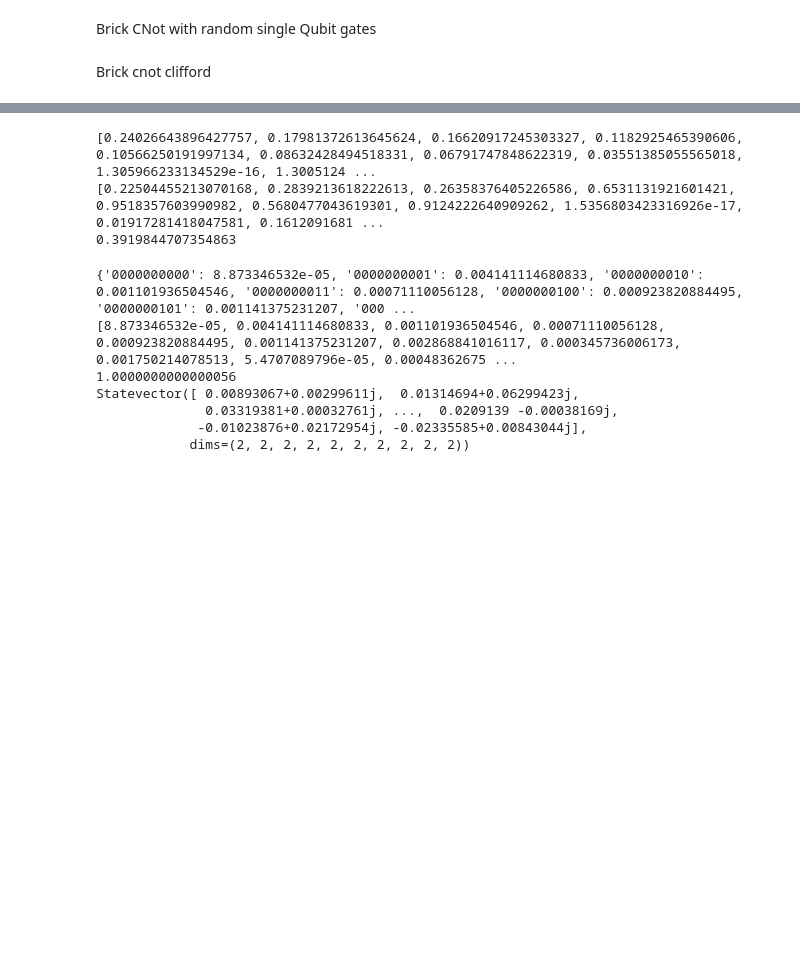
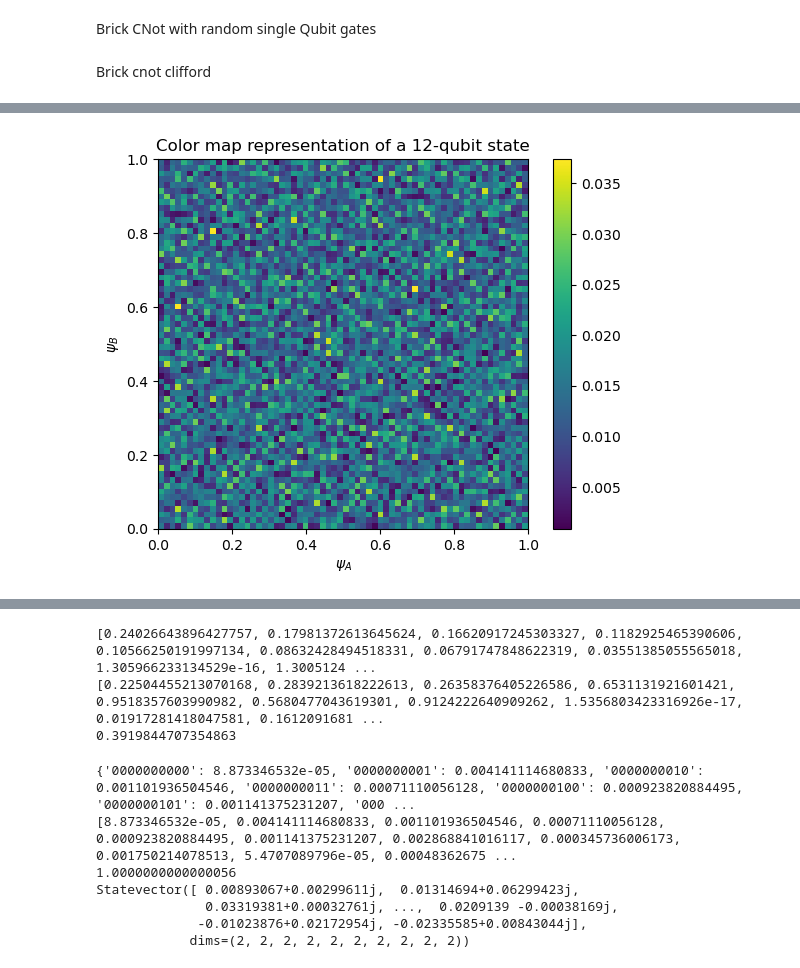
Before and after one commit to 111asim/randoms, a Jupyter notebook: T-Design.ipynb, the cells around one changed output, grey strips where cells are left out. Cells and saved outputs as stored; diff of their text form; code cells hidden in the pictures; blank space fills up the shorter version.

```diff
--- a/T-Design.ipynb
+++ b/T-Design.ipynb
@@ -145,0 +291,14 @@ plt.show()
+# %%
+for i in range(n):
+    qc.t(i)
+qc1=qc.copy()
+qc2=qc.copy()
+qc1=random_clifford(n,qc1) ####way they did in paper
+qc2=random_Cnot_permutation(qc2,n)
+# %%
+
+####the way they did in paper
+plot_color_map(qc1)
+#
+# %% [output]
+[figure, added]
```
Also changed, not shown: parts of 8 cells of this notebook, 1 other file.
